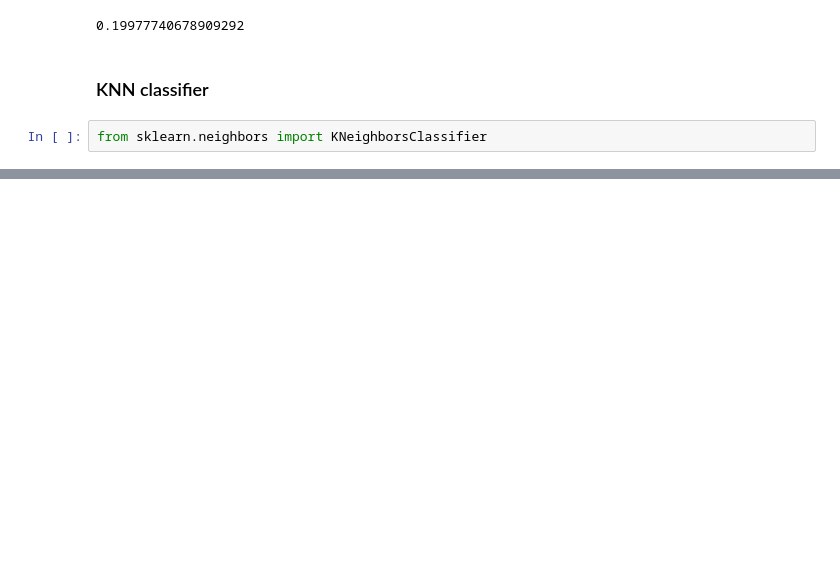
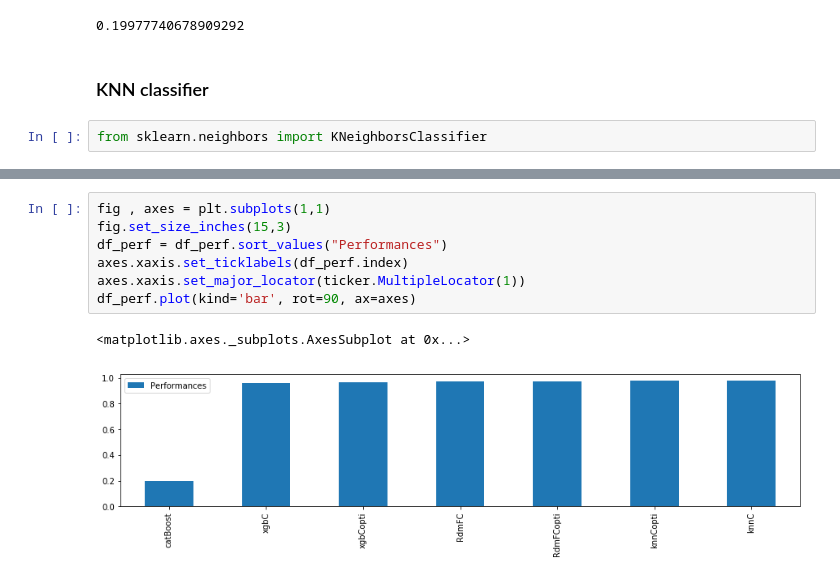
Before and after one commit to Gaelll/HandWritten-Digits, a Jupyter notebook: Projet_final.ipynb, the cells around one changed output, grey strips where cells are left out. Drawn from its saved outputs; the diff is of its cells as text; blank space fills up the shorter version.

```diff
--- a/Projet_final.ipynb
+++ b/Projet_final.ipynb
@@ -270,0 +402,10 @@ print grid.best_score_, grid.best_estimator_
+# %%
+fig , axes = plt.subplots(1,1)
+fig.set_size_inches(15,3)
+df_perf = df_perf.sort_values("Performances")
+axes.xaxis.set_ticklabels(df_perf.index)
+axes.xaxis.set_major_locator(ticker.MultipleLocator(1))
+df_perf.plot(kind='bar', rot=90, ax=axes)
+# %% [output]
+<matplotlib.axes._subplots.AxesSubplot at 0x...>
+[figure, added]
```
Also changed, not shown: parts of 30 cells of this notebook.
